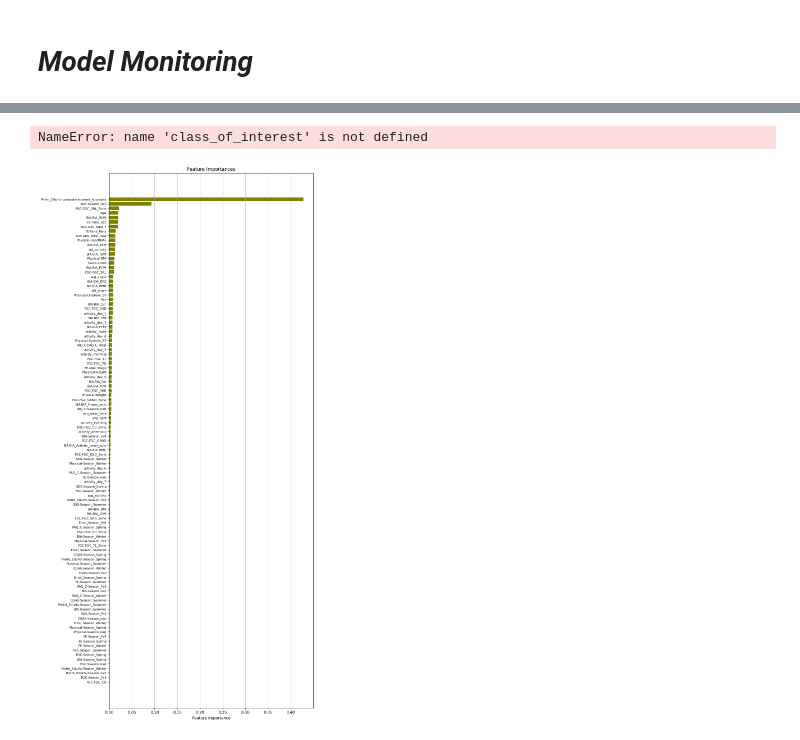
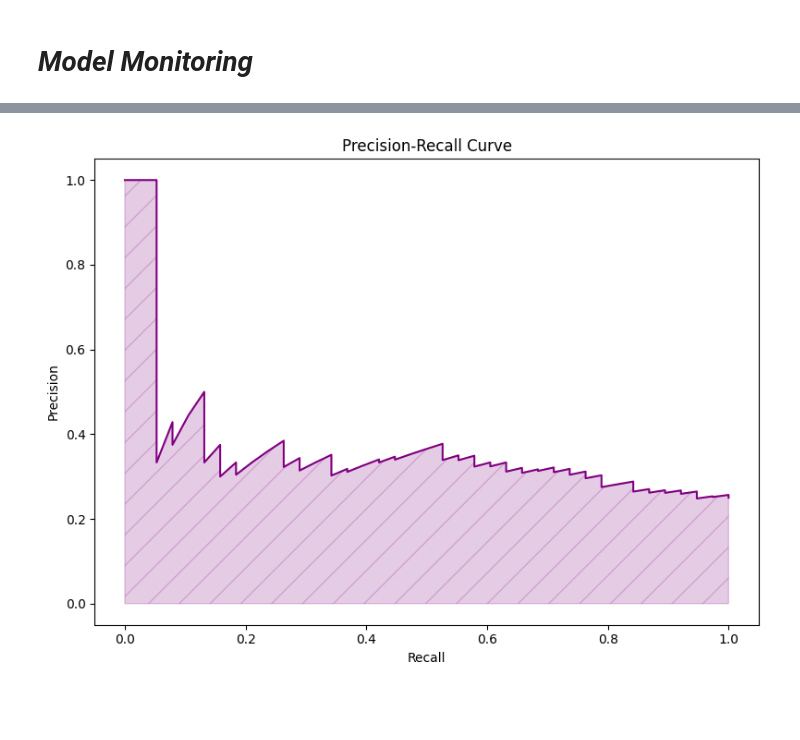
Before and after one commit to Ramtin-Karbaschi/BehaviorDetection_and_MobileMarketAnalysis, a Jupyter notebook: Part1/Behavior_Detection.ipynb, the cells around one changed output, grey strips where cells are left out. Drawn from its saved outputs; the diff is of its cells as text; code cells hidden in the pictures; blank space fills up the shorter version.

```diff
--- a/Part1/Behavior_Detection.ipynb
+++ b/Part1/Behavior_Detection.ipynb
@@ -481,32 +550,13 @@ plt.show()
 # %%
 # Precision-Recall curve
-precision, recall, _ = precision_recall_curve(y_test == class_of_interest, best_model.predict_proba(X_test)[:, 1])
-
+precision, recall, _ = precision_recall_curve(y_test_binned == 1, best_model.predict_proba(X_test_preprocessed)[:, 1])
 plt.figure(figsize=(8, 6))
 plt.plot(recall, precision, color='purple')
-plt.fill_between(recall, precision, 0.34, color='purple', alpha=0.2, hatch='/')
+plt.fill_between(recall, precision, 0, color='purple', alpha=0.2, hatch='/')
 plt.xlabel('Recall')
 plt.ylabel('Precision')
 plt.title('Precision-Recall Curve')
 plt.tight_layout()
 plt.show()
 # %% [output]
-NameError: name 'class_of_interest' is not defined
+[figure, added]
-# %%
-# Display significance of features
-feature_importance = model.feature_importances_
-sorted_idx = np.argsort(feature_importance)
-pos = np.arange(sorted_idx.shape[0]) + .5
-
-fig, ax = plt.subplots(figsize=(10, 20))
-
-ax.barh(pos, feature_importance[sorted_idx], align='center', color='olive')
-ax.set_yticks(pos[::1])
-ax.set_yticklabels(np.array(X.columns)[sorted_idx][::1], fontsize=8)
-ax.set_xlabel('Feature Importance')
-ax.set_title('Feature Importances')
-plt.grid(axis='x')
-plt.tight_layout()
-plt.show()
-# %% [output]
-[figure, removed]
```
Also changed, not shown: parts of 28 cells of this notebook, 2 other files.
